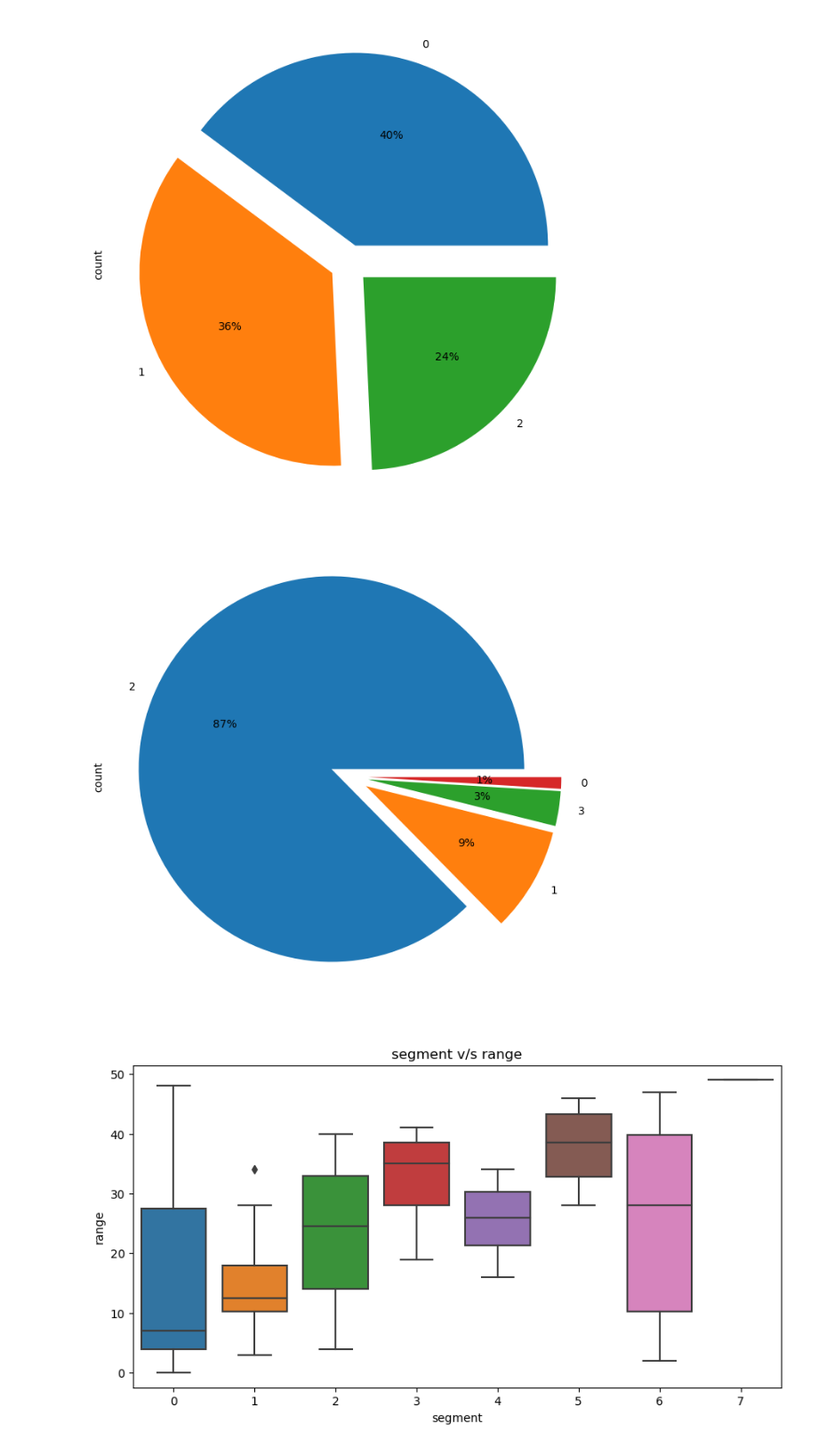
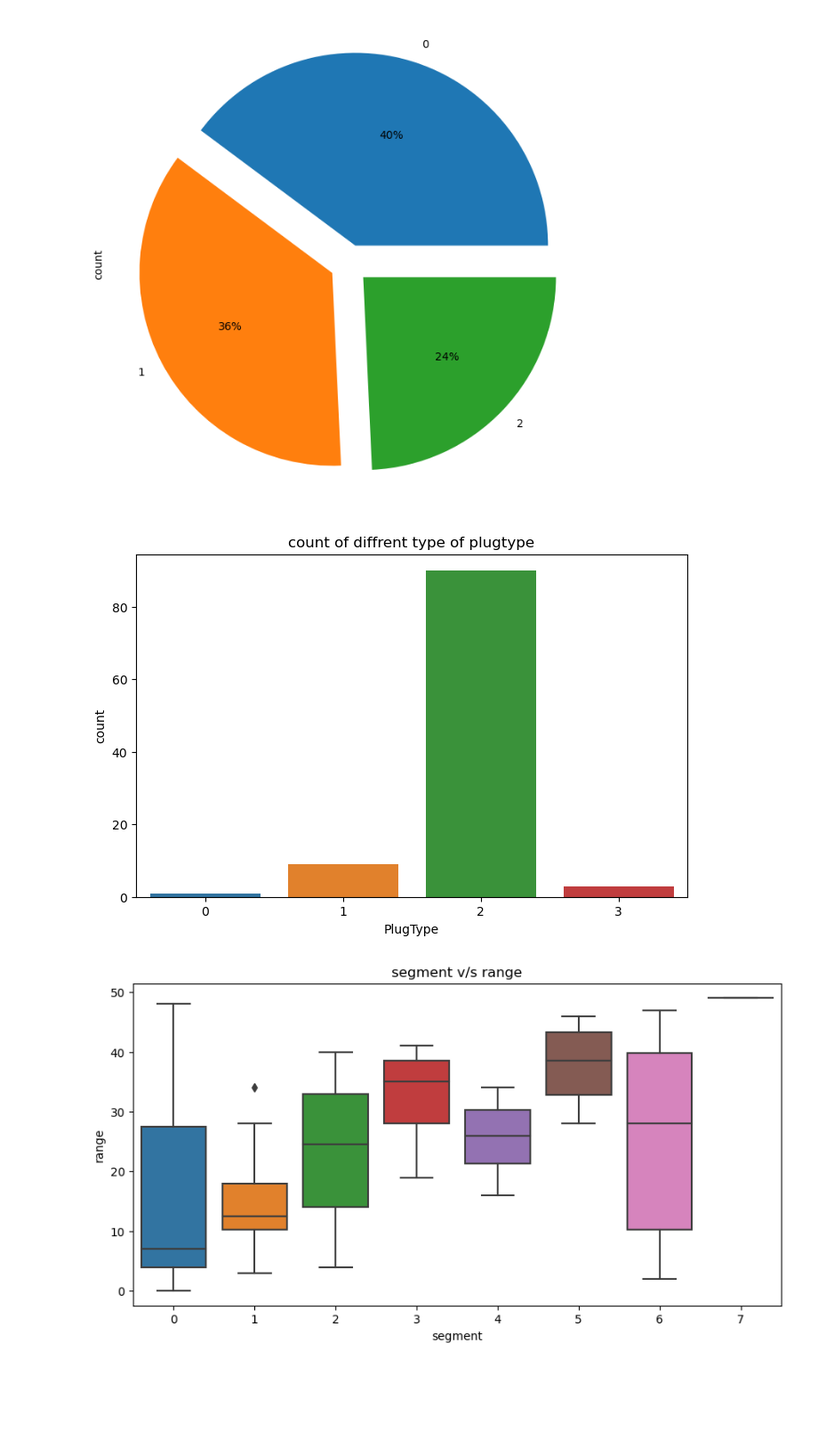
Before and after one commit to rohith4088/EV_SEGMENTATION, a Jupyter notebook: ev_segmentation.ipynb, the cells around one changed output. Shown at 89% size. Drawn from its saved outputs; the diff is of its cells as text; code cells hidden in the pictures; blank space fills up the shorter version.

```diff
--- a/ev_segmentation.ipynb
+++ b/ev_segmentation.ipynb
@@ -231,13 +231,15 @@ df['PowerTrain'].value_counts().plot.pie(figsize=(8,15),autopct='%.0f%%',explode
 plt.show()
 # %% [output]
 [figure]
-# %%
-
-#distribution of plug types
-df['PlugType'].value_counts().plot.pie(figsize=(8,15),autopct='%.0f%%',explode=(.1,.1,.1,.1))
-plt.show()
-# %% [output]
-[figure, removed]
+# %%
+
+#distribution of plug types
+plt.figure(figsize=(8,5))
+sns.countplot(x = df['PlugType'])
+plt.title("count of diffrent type of plugtype")
+plt.show()
+# %% [output]
+[figure, added]
 # %%
 #segment v/s range
 plt.figure(figsize=(10,5))
```
Also changed, not shown: parts of 6 cells of this notebook.
